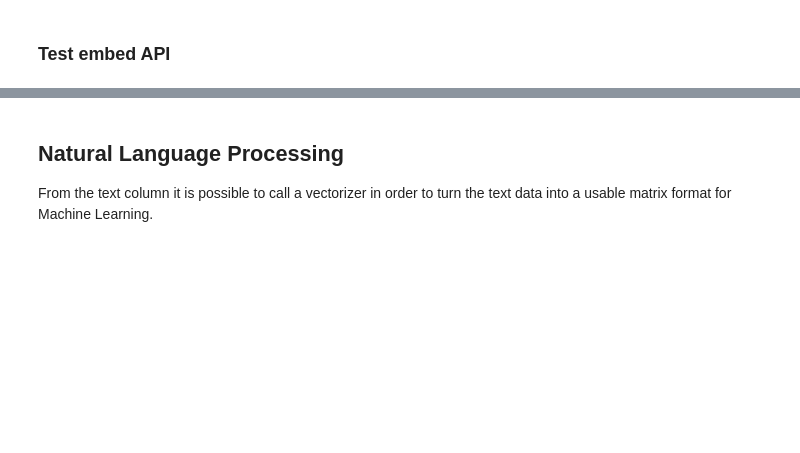
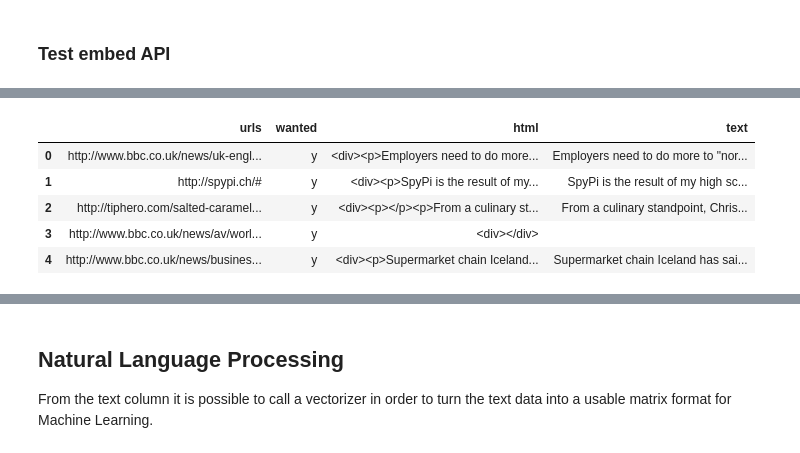
Before and after one commit to LEO-E-100/custom_news, a Jupyter notebook: Custom News App.ipynb, the cells around one changed output, grey strips where cells are left out. Drawn from its saved outputs; the diff is of its cells as text; code cells hidden in the pictures; blank space fills up the shorter version.

```diff
--- a/Custom News App.ipynb
+++ b/Custom News App.ipynb
@@ -52,4 +44,4 @@ no_urls
 # %%
-no_uf = pd.DataFrame(no_urls, columns=['urls'])
-no_uf = no_uf.assign(wanted = lambda x: 'n')
-no_uf
+no_df = pd.DataFrame(no_urls, columns=['urls'])
+no_df = no_df.assign(wanted = lambda x: 'n')
+no_df.head()
@@ -61,13 +60,12 @@ yes_params = {
 }
 yes_result = requests.post('https://getpocket.com/v3/get', data=yes_params)
 # %%
-yes_jf = yes_result.json()
-yes_jd = no_jf['list']
+yes_json = yes_result.json()
+yes_list = no_json['list']
 yes_urls = []
-for i in yes_jd.values():
+for i in yes_list.values():
     yes_urls.append(i.get('resolved_url'))
-yes_urls
 # %%
-yes_uf = pd.DataFrame(yes_urls, columns=['urls'])
-yes_uf = yes_uf.assign(wanted = lambda x: 'y')
-yes_uf
+yes_df = pd.DataFrame(yes_urls, columns=['urls'])
+yes_df = yes_df.assign(wanted = lambda x: 'y')
+yes_df.head()
@@ -74,4 +79,4 @@ yes_uf
 # %%
-df = pd.concat([yes_uf, no_uf])
+df = pd.concat([yes_df, no_df])
 df.dropna(inplace=True)
-df
+df.head()
@@ -104,10 +122,17 @@ df
 # %%
 from bs4 import BeautifulSoup
 def get_text(x):
     soup = BeautifulSoup(x, 'lxml')
     text = soup.get_text()
     return text
 df.loc[:, 'text'] = df['html'].map(get_text)
-df
+df.head()
+# %% [output]
+|  | urls | wanted | html | text |
+| 0 | http://www.bbc.co.uk/news/uk-engl... | y | <div><p>Employers need to do more... | Employers need to do more to "nor... |
+| 1 | http://spypi.ch/# | y | <div><p>SpyPi is the result of my... | SpyPi is the result of my high sc... |
+| 2 | http://tiphero.com/salted-caramel... | y | <div><p></p><p>From a culinary st... | From a culinary standpoint, Chris... |
+| 3 | http://www.bbc.co.uk/news/av/worl... | y | <div></div> |  |
+| 4 | http://www.bbc.co.uk/news/busines... | y | <div><p>Supermarket chain Iceland... | Supermarket chain Iceland has sai... |
 # %%
 df.shape
```
Also changed, not shown: parts of 23 cells of this notebook, 3 other files.
